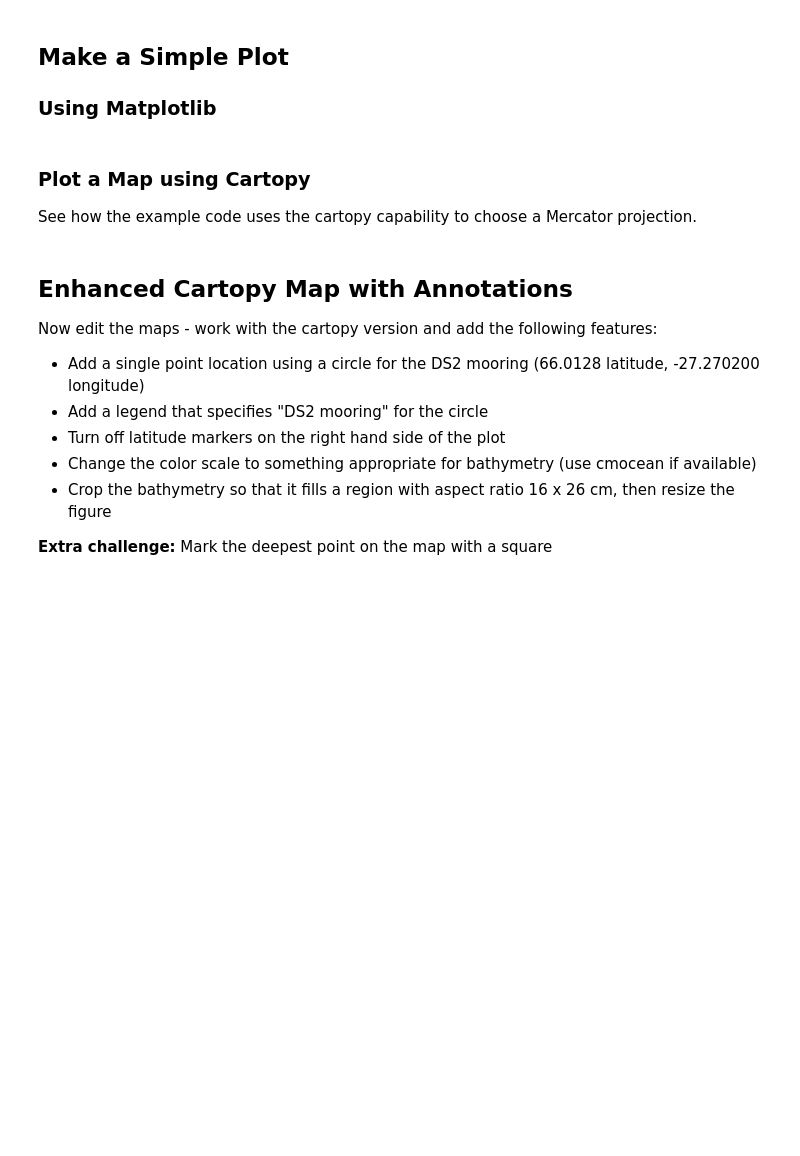
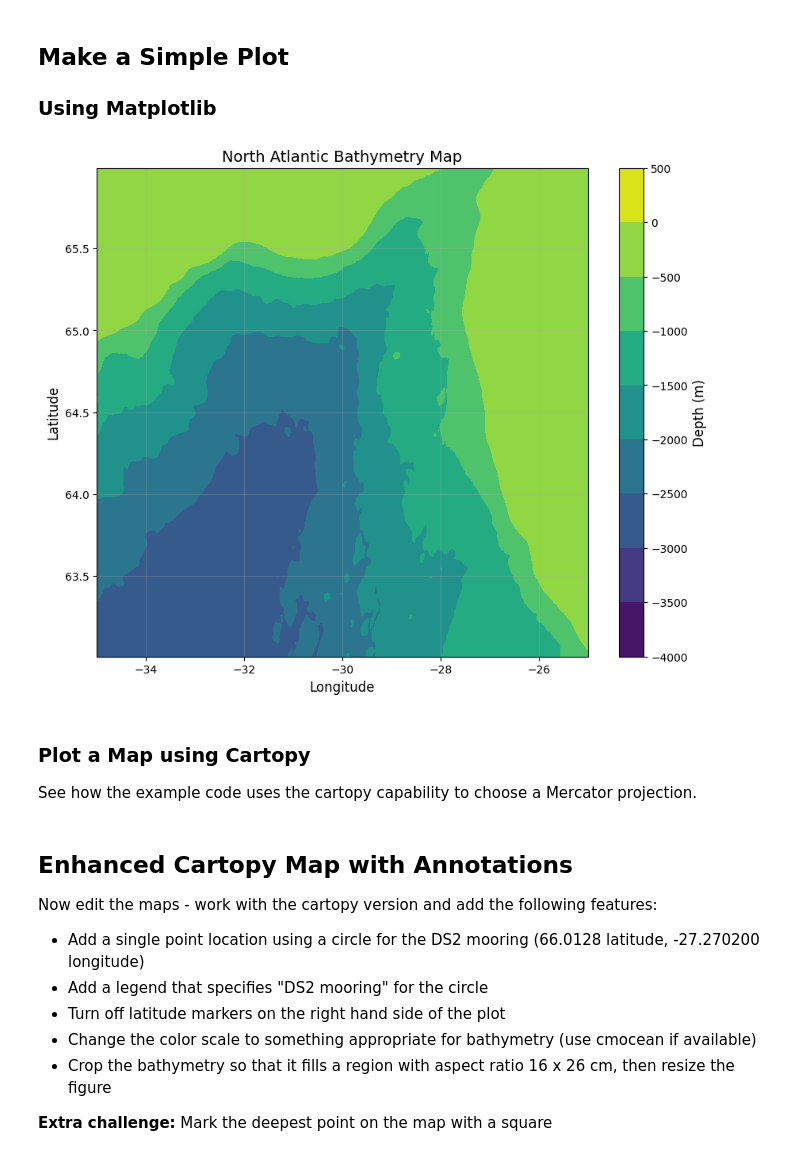
Before and after one commit to ifmeo-courses/messfern-2-bathy-Emelie17, a Jupyter notebook: src/assignment.ipynb, the cells around one changed output. Drawn from its saved outputs; the diff is of its cells as text; code cells hidden in the pictures; blank space fills up the shorter version.

Commit message:
North Atlantic Bathymetry Map

```diff
--- a/src/assignment.ipynb
+++ b/src/assignment.ipynb
@@ -194,35 +193,37 @@ depth_levels = np.arange(-4000, 1000, 500)  # From -4000m to 0m in 500m steps
 
 # Choose appropriate colormap
 cmap = 'viridis'
 
 # YOUR CODE HERE
 # Create a contour plot using matplotlib
 # Use plt.contourf() to create filled contours
-raise NotImplementedError()
+contour = plt.contourf(lons, lats, bathymetry, depth_levels, cmap=cmap)
 
 
 # Add colorbar, labels, title, and grid
 
 # Add colorbar
 cbar = plt.colorbar(contour)
 cbar.set_label('Depth (m)', fontsize=12)
 
 # Add labels and title
 plt.xlabel('Longitude', fontsize=12)
 plt.ylabel('Latitude', fontsize=12)
 plt.title('North Atlantic Bathymetry Map', fontsize=14)
 
 # Add grid
 plt.grid(True, alpha=0.3)
 
 # Format axes
 plt.xticks(fontsize=10)
 plt.yticks(fontsize=10)
 
 # Save the figure
 # IMPORTANT: Change 'YourName' to your actual last name
-plt.savefig(figdir + 'ex2fig1-YourName-Messfern.png', dpi=150, bbox_inches='tight')
+plt.savefig(figdir + 'ex2fig1-EmelieThaler-Messfern.png', dpi=150, bbox_inches='tight')
 plt.show()
+# %% [output]
+[figure, added]
 # %%
 # Test that Figure 1 was created correctly
 import glob
```
Also changed, not shown: parts of 3 cells of this notebook, 2 other files.
